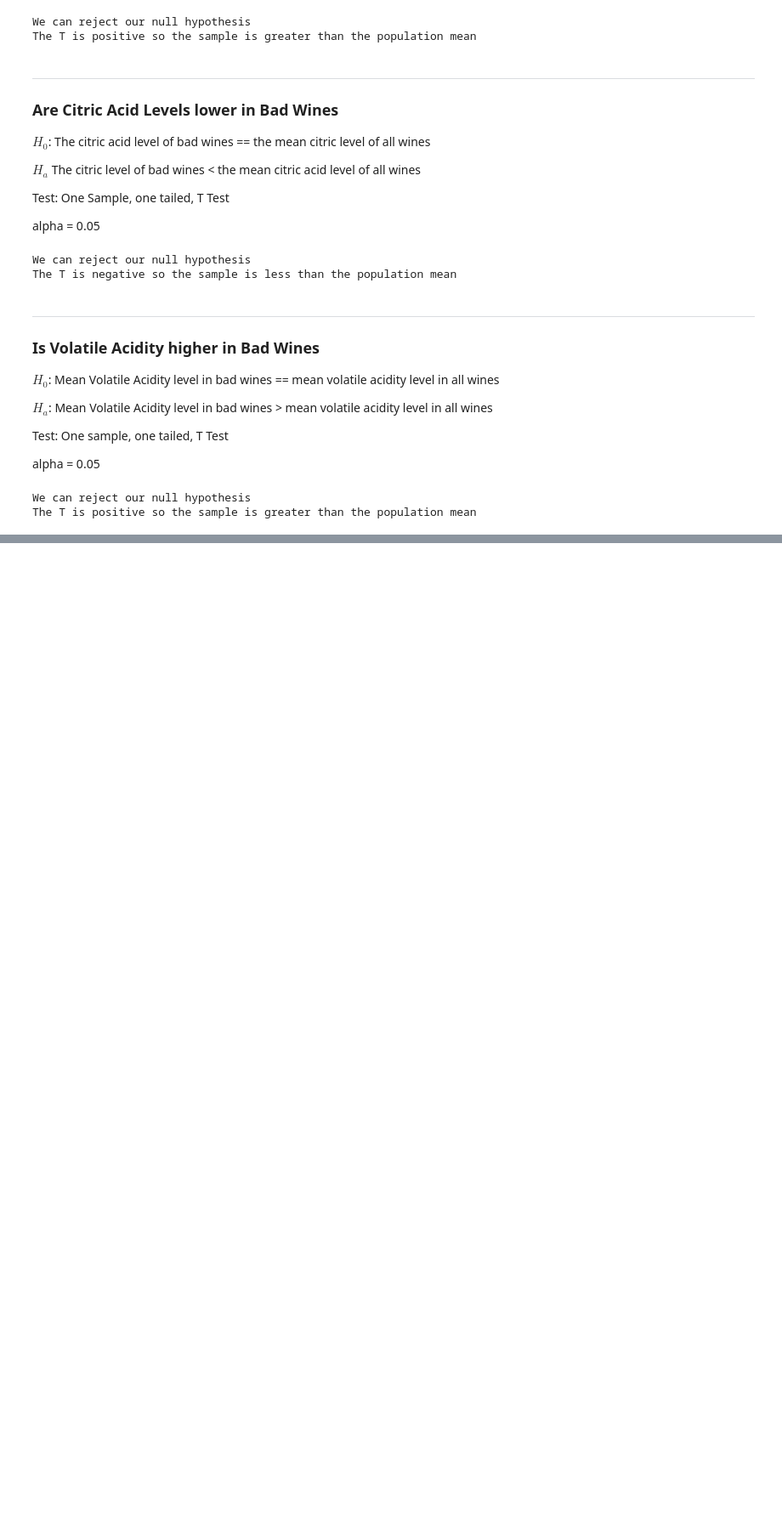
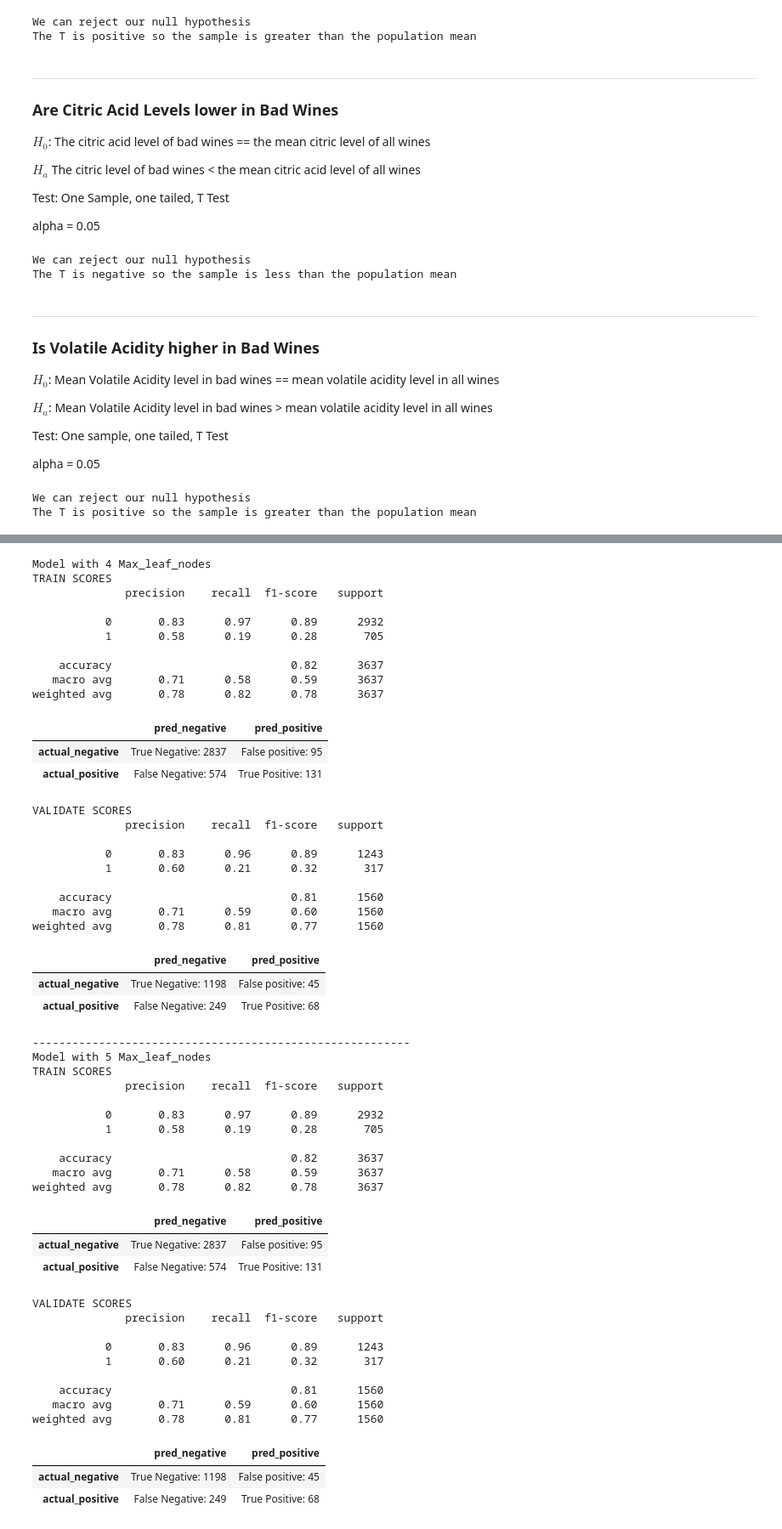
Before and after one commit to HeatherOrtegaMcMillan/in_vino_veritas, a Jupyter notebook: inital_notebook.ipynb, the cells around one changed output, grey strips where cells are left out. Shown at 85% size. Drawn from its saved outputs; the diff is of its cells as text; code cells hidden in the pictures; blank space fills up the shorter version.

```diff
--- a/inital_notebook.ipynb
+++ b/inital_notebook.ipynb
@@ -595,0 +904,80 @@ The T is positive so the sample is greater than the population mean
+# %%
+for k in range(4, 12):
+
+    X_cols =  m.select_kbest(train[var_cols], train[target], 3)
+
+    X_train, y_train, X_validate, y_validate, X_test, y_test = m.all_aboard_the_X_train(X_cols, target, train, validate, test)
+
+    # create model
+    model = DecisionTreeClassifier(max_leaf_nodes= k)
+
+    # fit to train dataset
+    model.fit(X_train, y_train)
+
+    train_pred = model.predict(X_train)
+    val_pred = model.predict(X_validate)
+
+    train_cf = get_confusion_matrix(y_train, train_pred)
+    validate_cf = get_confusion_matrix(y_validate, val_pred)
+
+    print(f"Model with {k} Max_leaf_nodes")
+    print("TRAIN SCORES")
+    print(classification_report(y_train, train_pred ))
+    display(train_cf)
+
+    print('VALIDATE SCORES')
+    print(classification_report(y_validate, val_pred))
+    display(validate_cf)
+    print('---------------------------------------------------------')
+# %% [output]
+Model with 4 Max_leaf_nodes
+TRAIN SCORES
+              precision    recall  f1-score   support
+
+           0       0.83      0.97      0.89      2932
+           1       0.58      0.19      0.28       705
+
+    accuracy                           0.82      3637
+   macro avg       0.71      0.58      0.59      3637
+weighted avg       0.78      0.82      0.78      3637
+|  | pred_negative | pred_positive |
+| actual_negative | True Negative: 2837 | False positive: 95 |
+| actual_positive | False Negative: 574 | True Positive: 131 |
+VALIDATE SCORES
+              precision    recall  f1-score   support
+
+           0       0.83      0.96      0.89      1243
+           1       0.60      0.21      0.32       317
+
+    accuracy                           0.81      1560
+   macro avg       0.71      0.59      0.60      1560
+weighted avg       0.78      0.81      0.77      1560
+|  | pred_negative | pred_positive |
+| actual_negative | True Negative: 1198 | False positive: 45 |
+| actual_positive | False Negative: 249 | True Positive: 68 |
+---------------------------------------------------------
+Model with 5 Max_leaf_nodes
+TRAIN SCORES
+              precision    recall  f1-score   support
+
+           0       0.83      0.97      0.89      2932
+           1       0.58      0.19      0.28       705
+
+    accuracy                           0.82      3637
+   macro avg       0.71      0.58      0.59      3637
+weighted avg       0.78      0.82      0.78      3637
+|  | pred_negative | pred_positive |
+| actual_negative | True Negative: 2837 | False positive: 95 |
+| actual_positive | False Negative: 574 | True Positive: 131 |
+VALIDATE SCORES
+              precision    recall  f1-score   support
+
+           0       0.83      0.96      0.89      1243
+           1       0.60      0.21      0.32       317
+
+    accuracy                           0.81      1560
+   macro avg       0.71      0.59      0.60      1560
+weighted avg       0.78      0.81      0.77      1560
+|  | pred_negative | pred_positive |
+| actual_negative | True Negative: 1198 | False positive: 45 |
+| actual_positive | False Negative: 249 | True Positive: 68 |
```
Also changed, not shown: parts of 40 cells of this notebook.
